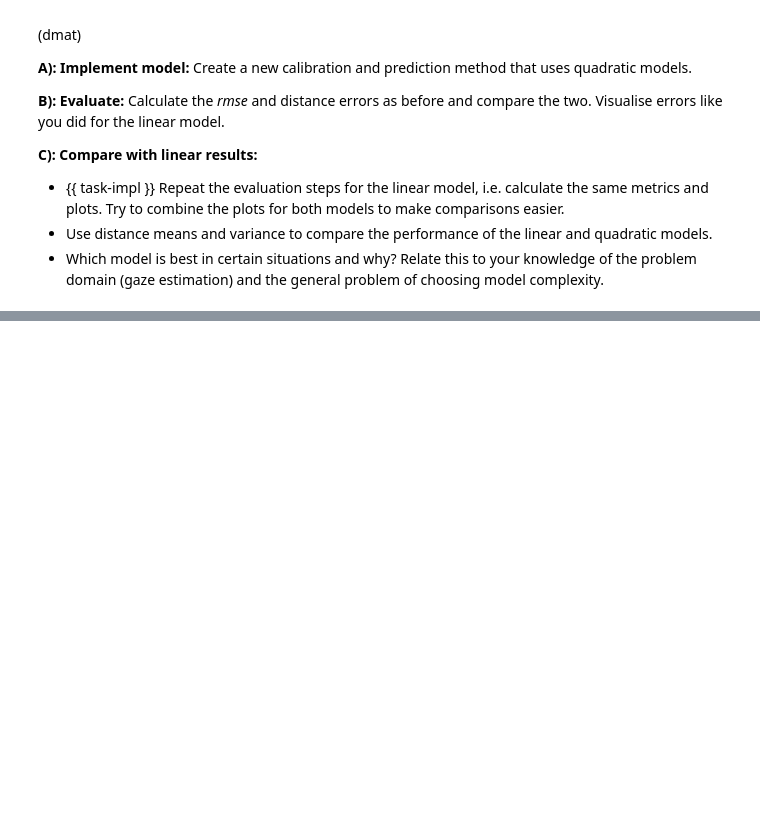
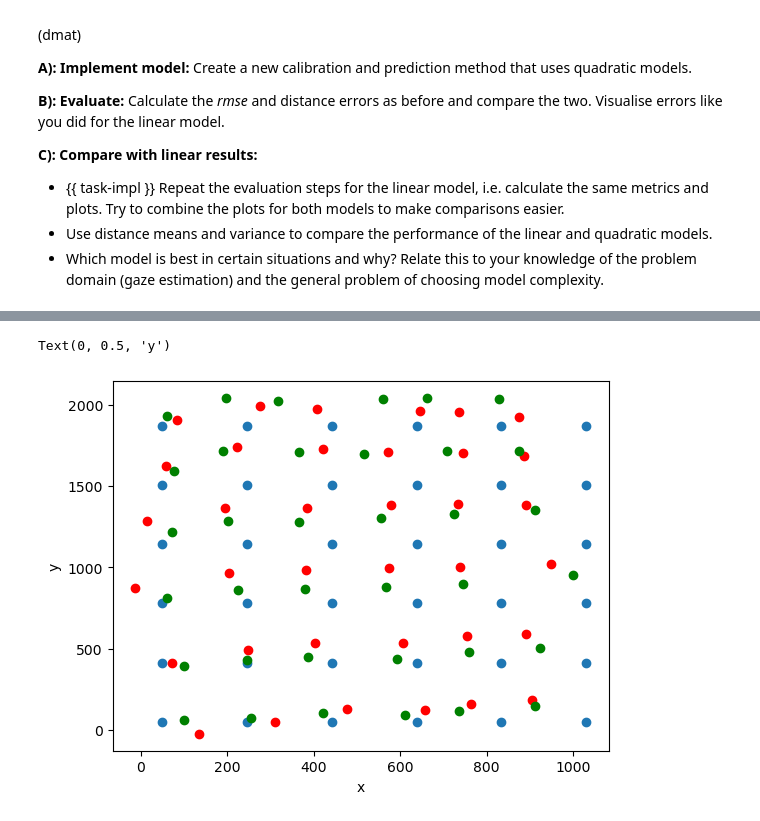
Before and after one commit to MikkelBerggreen/ITU-Introduction-to-Machine-Learning, a Jupyter notebook: source/exercises/W5-least-squares/notebooks/gaze_nb.ipynb, the cells around one changed output, grey strips where cells are left out. Saved outputs shown, nothing was run; the diff lists cells and outputs as text; code cells hidden in the pictures; blank space fills up the shorter version.

Commit message:
Quadratic model working

```diff
--- a/source/exercises/W5-least-squares/notebooks/gaze_nb.ipynb
+++ b/source/exercises/W5-least-squares/notebooks/gaze_nb.ipynb
@@ -367,11 +354,11 @@ def trueValuesToArray(set):
     return pupilTestXY
 
 # Calculate predicted x and y coordinates as two seperate np.arrays for a given set (0-4)
-def calculatePredictions(set):
+def calculatePredictions(set, order):
     pupilTestXY = trueValuesToArray(set)
 
-    predictedXs = linear_model(pupilTestXY, estimate(pupils_train[set], positions_train[set]), 0)
-    predictedYs = linear_model(pupilTestXY, estimate(pupils_train[set], positions_train[set]), 1)
+    predictedXs = get_model(pupilTestXY, estimate(pupils_train[set], positions_train[set], order), 0, order)
+    predictedYs = get_model(pupilTestXY, estimate(pupils_train[set], positions_train[set], order), 1, order)
 
     return (predictedXs, predictedYs)
 
@@ -391,7 +378,7 @@ def rmse(X, y, squareRoot):
 
 # Calculating MSE and RMSE for x and y coordinates for every test data set
 for case in range(0, len(pupils_test)):
-    xs, ys = calculatePredictions(case)
+    xs, ys = calculatePredictions(case, 1)
     trueValues = trueValuesToArray(case)
     mseX = rmse(xs, trueValues[0], False)
     mseY = rmse(xs, trueValues[1], False)
@@ -423,7 +410,7 @@ def calculateVariance(edSet):
 euclidianDistances = np.array([])
 for case in range(0, len(pupils_test)):
     print("Set ", case)
-    xs, ys = calculatePredictions(case)
+    xs, ys = calculatePredictions(case, 1)
     trueValues = trueValuesToArray(case)
 
     # Calculating euclidian distance between each point
@@ -448,7 +435,7 @@ for case in range(0, len(pupils_test)):
 
 # Calculate distance error seperately and correlation for each dataset
 for case in range(0, len(pupils_test)):
-    xs, ys = calculatePredictions(case)
+    xs, ys = calculatePredictions(case, 1)
     trueValues = trueValuesToArray(case)
 
     # Seperate distance errors (and covariance)
@@ -562,0 +560,14 @@ $$(dmat)
+# %%
+# C) ---------------------------------
+# Here I plot the true values as blue, the linear as red, and the quadratic as green.
+# (for set 0)
+predictedXsLinear, predictedYsLinear = calculatePredictions(0, 1)
+predictedXsQuadratic, predictedYsQuadratic = calculatePredictions(0, 2)
+
+plt.scatter(positions_test[0].x, positions_test[0].y)
+
+plt.scatter(predictedXsLinear, predictedYsLinear, color='r')
+plt.scatter(predictedXsQuadratic, predictedYsQuadratic, color='g')
+plt.xlabel('x')
+plt.ylabel('y')
+# %% [output]
@@ -562,0 +576,2 @@ $$(dmat)
+Text(0, 0.5, 'y')
+[figure, added]
```
Also changed, not shown: parts of 5 cells of this notebook.
